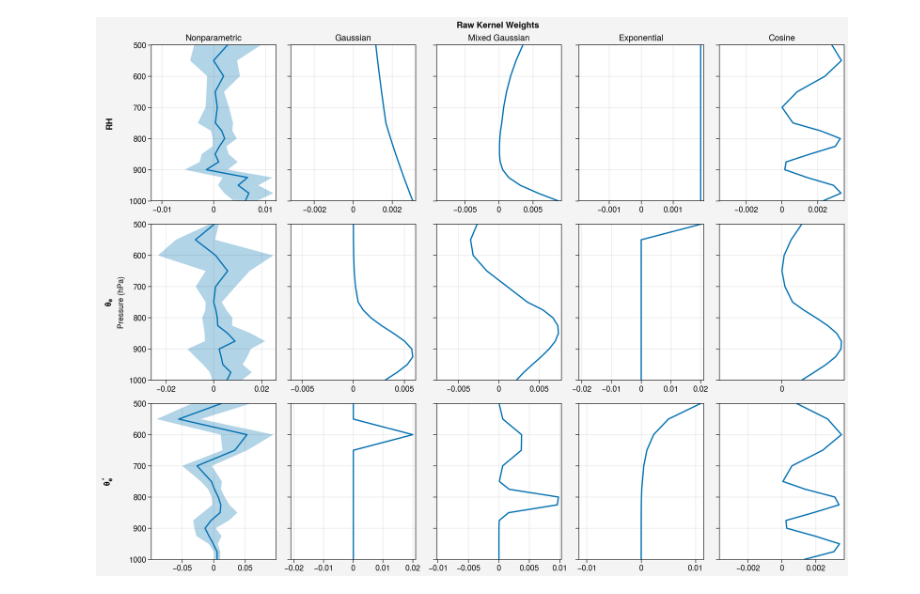
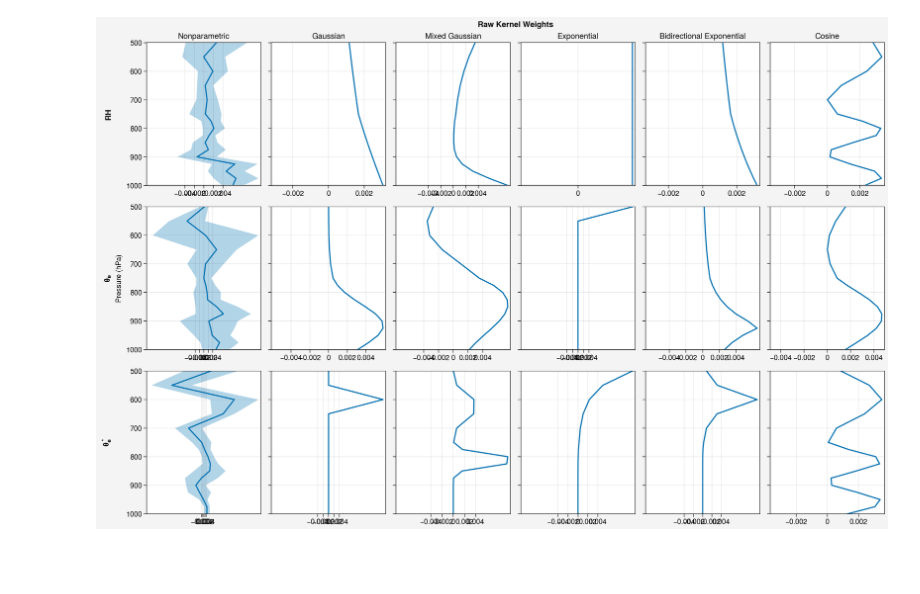
Before and after one commit to savannahferretti/monsoon-kernels, a Jupyter notebook: notebooks/weights.ipynb, the cells around one changed output. Saved outputs shown, nothing was run; the diff lists cells and outputs as text; code cells hidden in the pictures; blank space fills up the shorter version.

```diff
--- a/notebooks/weights.ipynb
+++ b/notebooks/weights.ipynb
@@ -43,55 +45,42 @@ kernelfamilies = [
     ('gaussian','Gaussian'),
     ('mixture','Mixed Gaussian'),
     ('exponential','Exponential'),
-    # ('bidirectional','Bidirectional Exponential'),
+    ('bidirectional','Bidirectional Exponential'),
     ('cosine','Cosine'),
 ]
 
 family_to_name = {
     family: next((name for name in results if family in name), None)
     for family,_ in kernelfamilies}
-
-def nice_step(xmax):
-    # target ~5 ticks from -xmax..xmax (i.e., ~2*xmax span)
-    raw = (2 * xmax) / 4  # 4 intervals -> 5 ticks
-    if raw == 0 or not np.isfinite(raw):
-        return 1.0
-    p = 10 ** np.floor(np.log10(raw))
-    for m in (1, 2, 5, 10):
-        step = m * p
-        if step >= raw:
-            return step
-    return 10 * p
 
 fig,axs = pplt.subplots(nrows=3,ncols=len(kernelfamilies),refwidth=2,refheight=2.5,sharex=False,sharey=True)
 axs.format(suptitle='Raw Kernel Weights',
            xlabel='',xticks=0.01,xminorticks='none',
            ylabel='Pressure (hPa)',yminorticks='none',yreverse=True,
            rowlabels=['RH',r'$\theta_e$',r'$\theta_e^*$'])
 
 for j,(family,title) in enumerate(kernelfamilies):
     axs[0,j].format(title=title)
     name = family_to_name[family]
     if name is None:
         continue
     mean = results[name]['mean']
     std  = results[name]['std']
     for i in range(3):
         ax = axs[i,j]
         m = mean.isel(field=i)
         ax.plot(m,lev,linewidth=1.5)
         xmax = float(np.nanmax(np.abs(m.values)))
         if std is not None:
             s = std.isel(field=i)
             ax.fill_betweenx(lev,m-s,m+s,alpha=0.3)
             xmax = max(xmax,float(np.nanmax(np.abs((m-s).values))),float(np.nanmax(np.abs((m+s).values))))
         ax.format(xlim=(-1.05*xmax,1.05*xmax))
-        step = nice_step(xmax)
-        ticks = np.arange(-np.ceil(xmax/step)*step, np.ceil(xmax/step)*step + 0.5*step, step)
+        ax.xaxis.set_major_locator(mticker.MaxNLocator(nbins=5,symmetric=True))
         ax.format(xticks=ticks)
 
 pplt.show()
 
 fig.save('../figs/weights.jpeg',dpi=300)
 # %% [output]
-[figure, old version]
+[figure, new version]
```
Also changed, not shown: parts of 2 cells of this notebook, 7 other files.
